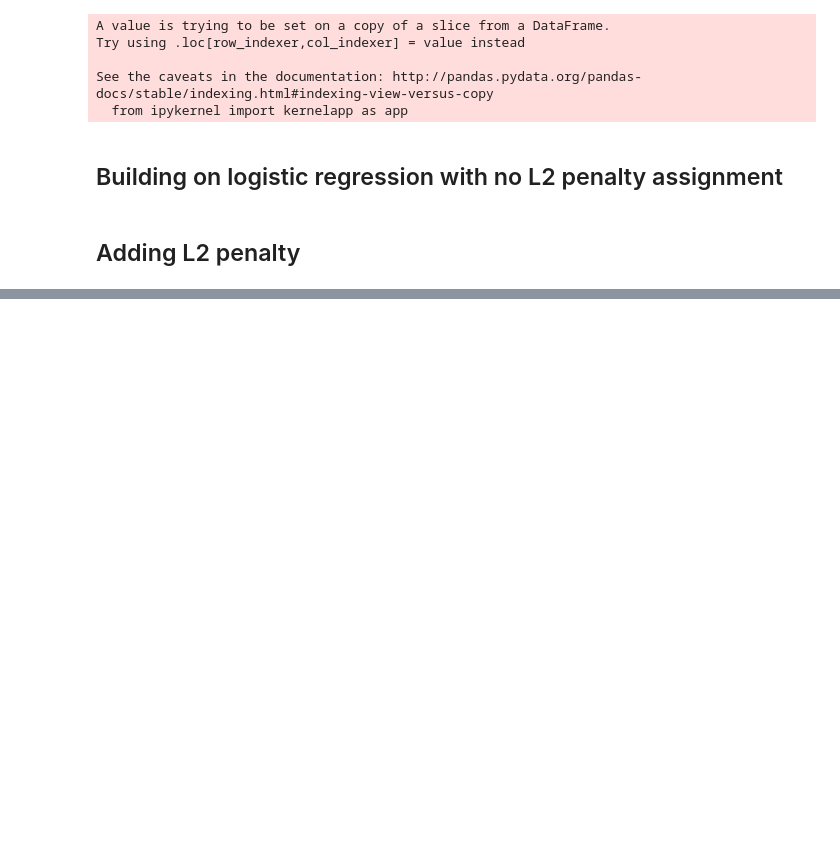
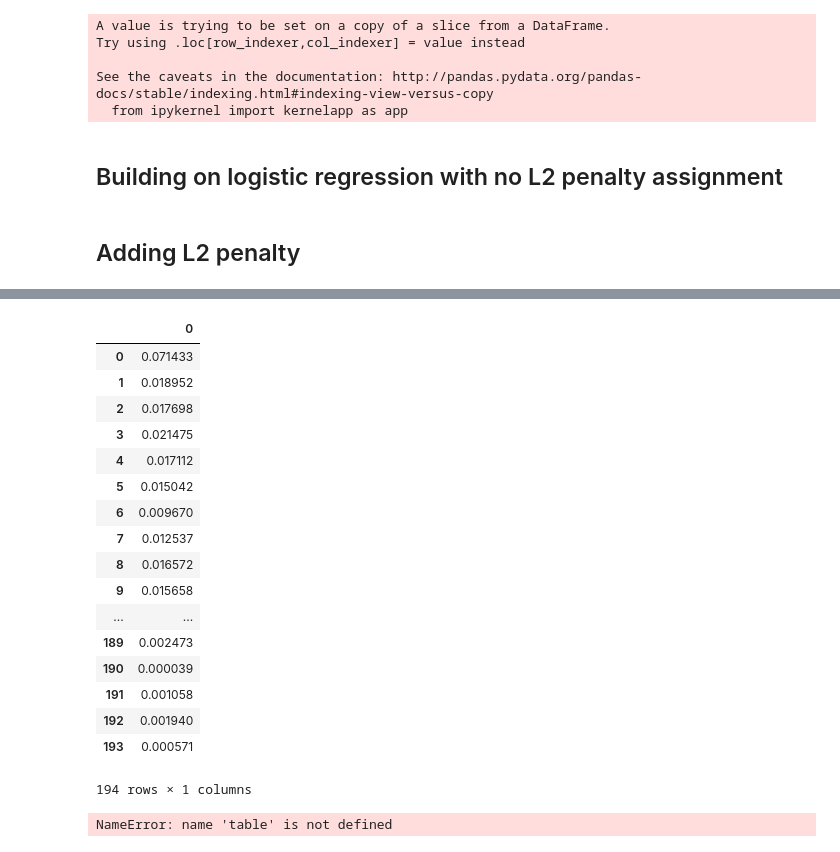
Before and after one commit to alofgreen/Machine-Learning-Specialization---Coursera, a Jupyter notebook: Classification/week 2 assignment 2.ipynb, the cells around one changed output, grey strips where cells are left out. Drawn from its saved outputs; the diff is of its cells as text; code cells hidden in the pictures; blank space fills up the shorter version.

```diff
--- a/Classification/week 2 assignment 2.ipynb
+++ b/Classification/week 2 assignment 2.ipynb
@@ -124,0 +344,22 @@ def compute_log_likelihood_with_L2(feature_matrix, sentiment, coefficients, l2_p
+# %%
+table=pd.DataFrame(coeff_list[0])
+table
+# %% [output]
+|  | 0 |
+| 0 | 0.071433 |
+| 1 | 0.018952 |
+| 2 | 0.017698 |
+| 3 | 0.021475 |
+| 4 | 0.017112 |
+| 5 | 0.015042 |
+| 6 | 0.009670 |
+| 7 | 0.012537 |
+| 8 | 0.016572 |
+| 9 | 0.015658 |
+| ... | ... |
+| 189 | 0.002473 |
+| 190 | 0.000039 |
+| 191 | 0.001058 |
+| 192 | 0.001940 |
+| 193 | 0.000571 |
+194 rows × 1 columns
@@ -124,0 +377,40 @@ def compute_log_likelihood_with_L2(feature_matrix, sentiment, coefficients, l2_p
+# %%
+import matplotlib.pyplot as plt
+%matplotlib inline
+plt.rcParams['figure.figsize'] = 10, 6
+
+def make_coefficient_plot(table, positive_words, negative_words, l2_penalty_list):
+    cmap_positive = plt.get_cmap('Reds')
+    cmap_negative = plt.get_cmap('Blues')
+
+    xx = l2_penalty_list
+    plt.plot(xx, [0.]*len(xx), '--', lw=1, color='k')
+
+    table_positive_words = table[table['word'].isin(positive_words)]
+    table_negative_words = table[table['word'].isin(negative_words)]
+    del table_positive_words['word']
+    del table_negative_words['word']
+
+    for i in xrange(len(positive_words)):
+        color = cmap_positive(0.8*((i+1)/(len(positive_words)*1.2)+0.15))
+        plt.plot(xx, table_positive_words[i:i+1].as_matrix().flatten(),
+                 '-', label=positive_words[i], linewidth=4.0, color=color)
+
+    for i in xrange(len(negative_words)):
+        color = cmap_negative(0.8*((i+1)/(len(negative_words)*1.2)+0.15))
+        plt.plot(xx, table_negative_words[i:i+1].as_matrix().flatten(),
+                 '-', label=negative_words[i], linewidth=4.0, color=color)
+
+    plt.legend(loc='best', ncol=3, prop={'size':16}, columnspacing=0.5)
+    plt.axis([1, 1e5, -1, 2])
+    plt.title('Coefficient path')
+    plt.xlabel('L2 penalty ($\lambda$)')
+    plt.ylabel('Coefficient value')
+    plt.xscale('log')
+    plt.rcParams.update({'font.size': 18})
+    plt.tight_layout()
+
+
+make_coefficient_plot(table, positive_words, negative_words, l2_penalty_list=[0, 4, 10, 1e2, 1e3, 1e5])
+# %% [output]
+NameError: name 'table' is not defined
```
Also changed, not shown: parts of 18 cells of this notebook.
